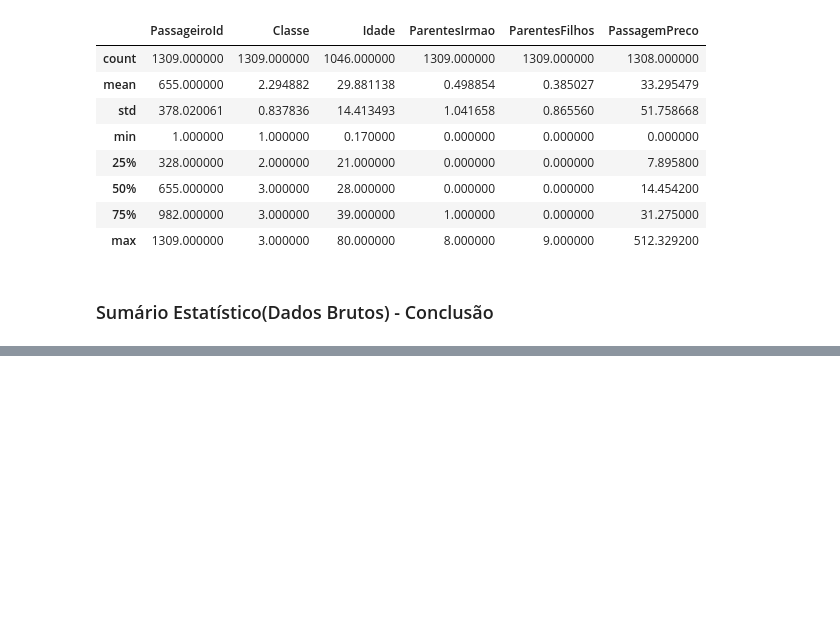
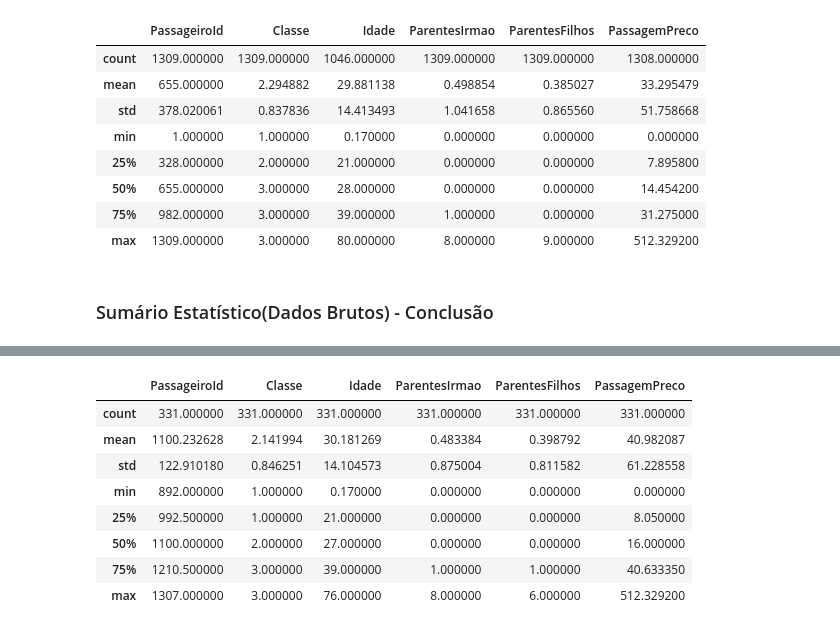
Before and after one commit to silvanopessoa/titanic, a Jupyter notebook: titanic-datamunging.ipynb, the cells around one changed output, grey strips where cells are left out. Saved outputs shown, nothing was run; the diff lists cells and outputs as text; code cells hidden in the pictures; blank space fills up the shorter version.

```diff
--- a/titanic-datamunging.ipynb
+++ b/titanic-datamunging.ipynb
@@ -405,0 +451,15 @@ join.describe()
+# %%
+#Valor total - bruto: 418
+#Valor total - Sem Nulos: 331
+test_dropna=test.dropna(subset=colunasSemCabine).describe()
+test_dropna
+# %% [output]
+|  | PassageiroId | Classe | Idade | ParentesIrmao | ParentesFilhos | PassagemPreco |
+| count | 331.000000 | 331.000000 | 331.000000 | 331.000000 | 331.000000 | 331.000000 |
+| mean | 1100.232628 | 2.141994 | 30.181269 | 0.483384 | 0.398792 | 40.982087 |
+| std | 122.910180 | 0.846251 | 14.104573 | 0.875004 | 0.811582 | 61.228558 |
+| min | 892.000000 | 1.000000 | 0.170000 | 0.000000 | 0.000000 | 0.000000 |
+| 25% | 992.500000 | 1.000000 | 21.000000 | 0.000000 | 0.000000 | 8.050000 |
+| 50% | 1100.000000 | 2.000000 | 27.000000 | 0.000000 | 0.000000 | 16.000000 |
+| 75% | 1210.500000 | 3.000000 | 39.000000 | 1.000000 | 1.000000 | 40.633350 |
+| max | 1307.000000 | 3.000000 | 76.000000 | 8.000000 | 6.000000 | 512.329200 |
```
Also changed, not shown: parts of 10 cells of this notebook.
